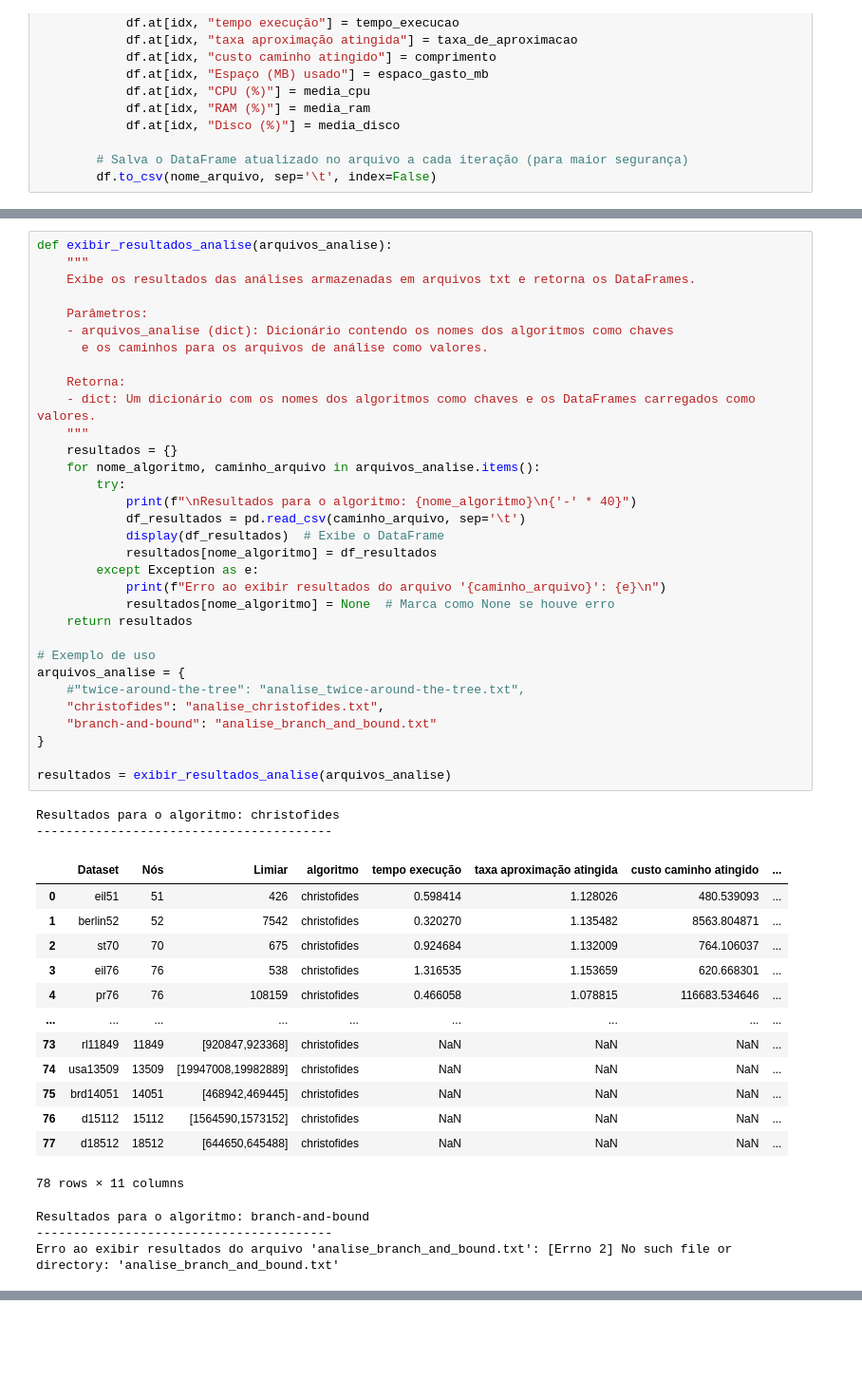
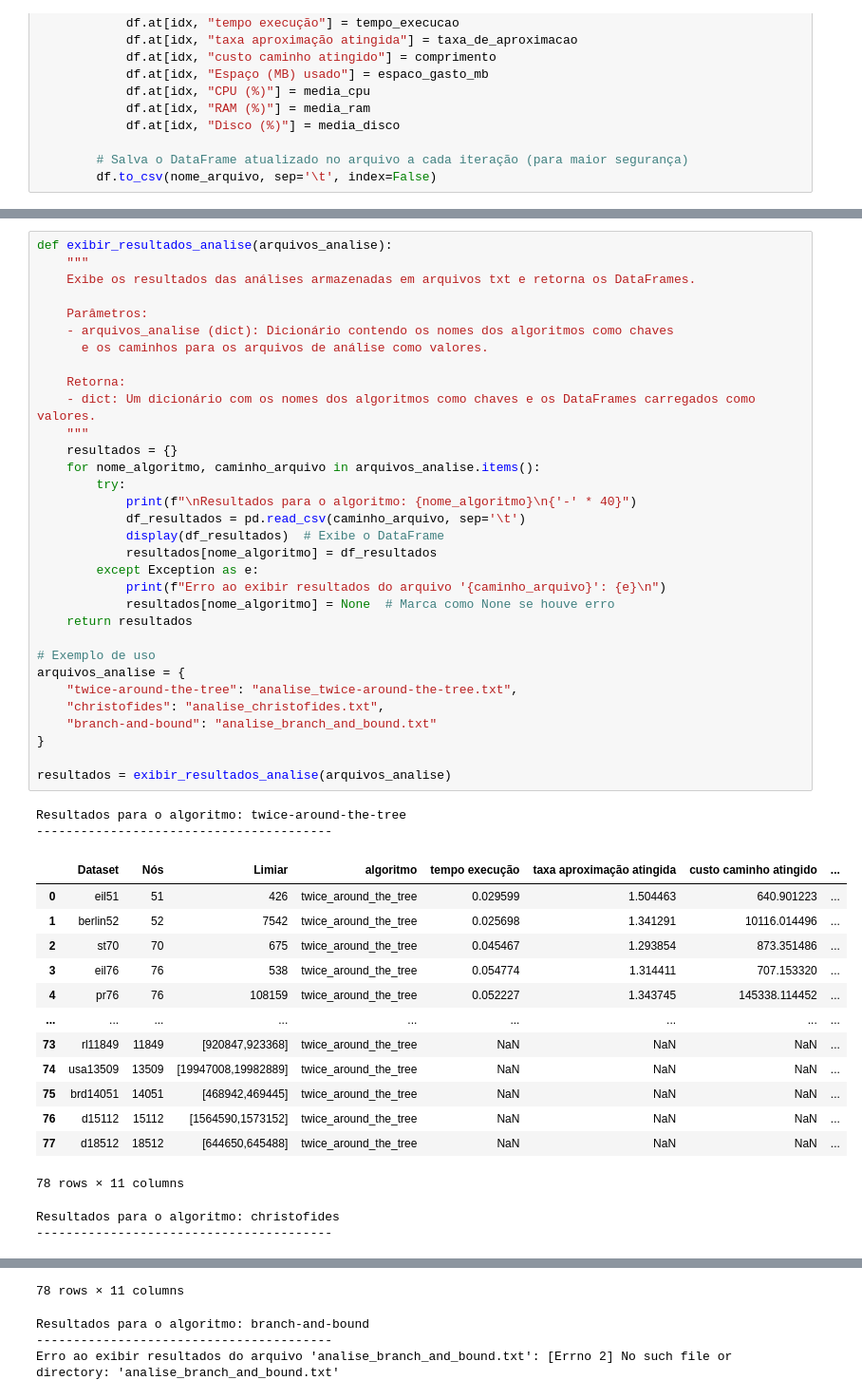
Before and after one commit to GimpelMatheus/TP_02_ALG02_TSP_ANALYZER_2024-02, a Jupyter notebook: main.ipynb, the cells around one changed output, grey strips where cells are left out. Shown: that part at 95% size. Drawn from its saved outputs; the diff is of its cells as text; blank space fills up the shorter version.

```diff
--- a/main.ipynb
+++ b/main.ipynb
@@ -955,47 +819,46 @@ def exibir_resultados_analise(arquivos_analise):
 
     Parâmetros:
     - arquivos_analise (dict): Dicionário contendo os nomes dos algoritmos como chaves
       e os caminhos para os arquivos de análise como valores.
 
     Retorna:
     - dict: Um dicionário com os nomes dos algoritmos como chaves e os DataFrames carregados como valores.
     """
     resultados = {}
     for nome_algoritmo, caminho_arquivo in arquivos_analise.items():
         try:
             print(f"\nResultados para o algoritmo: {nome_algoritmo}\n{'-' * 40}")
             df_resultados = pd.read_csv(caminho_arquivo, sep='\t')
             display(df_resultados)  # Exibe o DataFrame
             resultados[nome_algoritmo] = df_resultados
         except Exception as e:
             print(f"Erro ao exibir resultados do arquivo '{caminho_arquivo}': {e}\n")
             resultados[nome_algoritmo] = None  # Marca como None se houve erro
     return resultados
 
 # Exemplo de uso
 arquivos_analise = {
-    #"twice-around-the-tree": "analise_twice-around-the-tree.txt",
+    "twice-around-the-tree": "analise_twice-around-the-tree.txt",
     "christofides": "analise_christofides.txt",
     "branch-and-bound": "analise_branch_and_bound.txt"
 }
 
 resultados = exibir_resultados_analise(arquivos_analise)
 # %% [output]
-Resultados para o algoritmo: christofides
+Resultados para o algoritmo: twice-around-the-tree
 ----------------------------------------
 |  | Dataset | Nós | Limiar | algoritmo | tempo execução | taxa aproximação atingida | custo caminho atingido | ... |
-| 0 | eil51 | 51 | 426 | christofides | 0.598414 | 1.128026 | 480.539093 | ... |
-| 1 | berlin52 | 52 | 7542 | christofides | 0.320270 | 1.135482 | 8563.804871 | ... |
-| 2 | st70 | 70 | 675 | christofides | 0.924684 | 1.132009 | 764.106037 | ... |
-| 3 | eil76 | 76 | 538 | christofides | 1.316535 | 1.153659 | 620.668301 | ... |
-| 4 | pr76 | 76 | 108159 | christofides | 0.466058 | 1.078815 | 116683.534646 | ... |
+| 0 | eil51 | 51 | 426 | twice_around_the_tree | 0.029599 | 1.504463 | 640.901223 | ... |
+| 1 | berlin52 | 52 | 7542 | twice_around_the_tree | 0.025698 | 1.341291 | 10116.014496 | ... |
+| 2 | st70 | 70 | 675 | twice_around_the_tree | 0.045467 | 1.293854 | 873.351486 | ... |
+| 3 | eil76 | 76 | 538 | twice_around_the_tree | 0.054774 | 1.314411 | 707.153320 | ... |
+| 4 | pr76 | 76 | 108159 | twice_around_the_tree | 0.052227 | 1.343745 | 145338.114452 | ... |
 | ... | ... | ... | ... | ... | ... | ... | ... | ... |
-| 73 | rl11849 | 11849 | [920847,923368] | christofides | NaN | NaN | NaN | ... |
-| 74 | usa13509 | 13509 | [19947008,19982889] | christofides | NaN | NaN | NaN | ... |
-| 75 | brd14051 | 14051 | [468942,469445] | christofides | NaN | NaN | NaN | ... |
-| 76 | d15112 | 15112 | [1564590,1573152] | christofides | NaN | NaN | NaN | ... |
-| 77 | d18512 | 18512 | [644650,645488] | christofides | NaN | NaN | NaN | ... |
+| 73 | rl11849 | 11849 | [920847,923368] | twice_around_the_tree | NaN | NaN | NaN | ... |
+| 74 | usa13509 | 13509 | [19947008,19982889] | twice_around_the_tree | NaN | NaN | NaN | ... |
+| 75 | brd14051 | 14051 | [468942,469445] | twice_around_the_tree | NaN | NaN | NaN | ... |
+| 76 | d15112 | 15112 | [1564590,1573152] | twice_around_the_tree | NaN | NaN | NaN | ... |
+| 77 | d18512 | 18512 | [644650,645488] | twice_around_the_tree | NaN | NaN | NaN | ... |
 78 rows × 11 columns
-Resultados para o algoritmo: branch-and-bound
+Resultados para o algoritmo: christofides
 ----------------------------------------
-Erro ao exibir resultados do arquivo 'analise_branch_and_bound.txt': [Errno 2] No such file or directory: 'analise_branch_and_bound.txt'
@@ -1002,3 +877,7 @@ Erro ao exibir resultados do arquivo 'analise_branch_and_bound.txt': [Errno 2] N
+78 rows × 11 columns
+Resultados para o algoritmo: branch-and-bound
+----------------------------------------
+Erro ao exibir resultados do arquivo 'analise_branch_and_bound.txt': [Errno 2] No such file or directory: 'analise_branch_and_bound.txt'
 # %%
 # Acessando os DataFrames retornados
 df_atat = resultados["twice-around-the-tree"]
```
Also changed, not shown: parts of 19 cells of this notebook.
